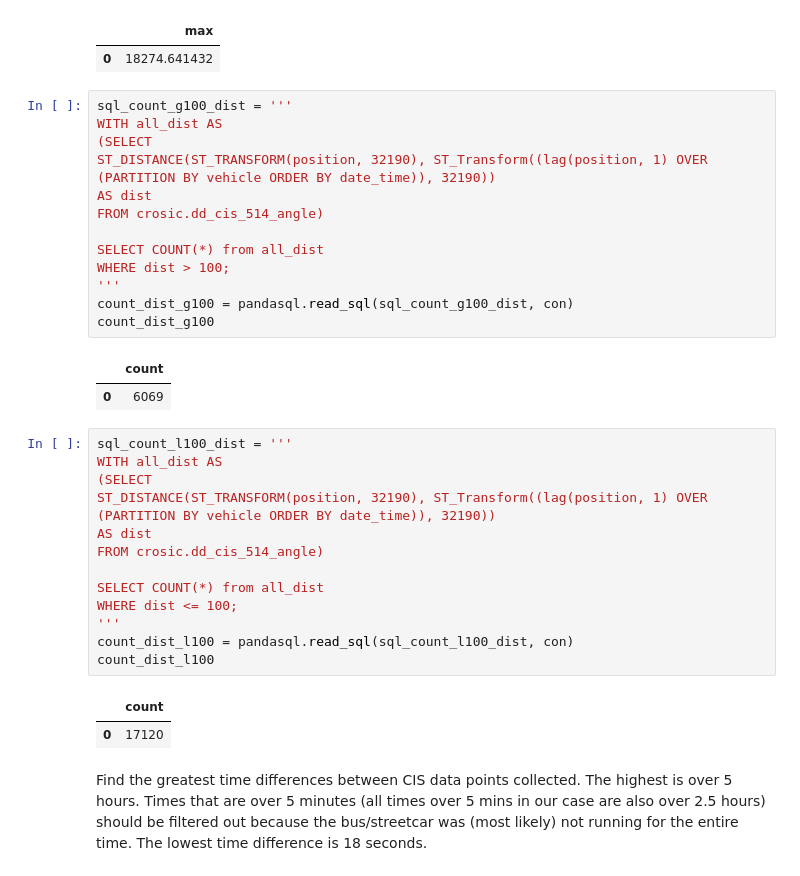
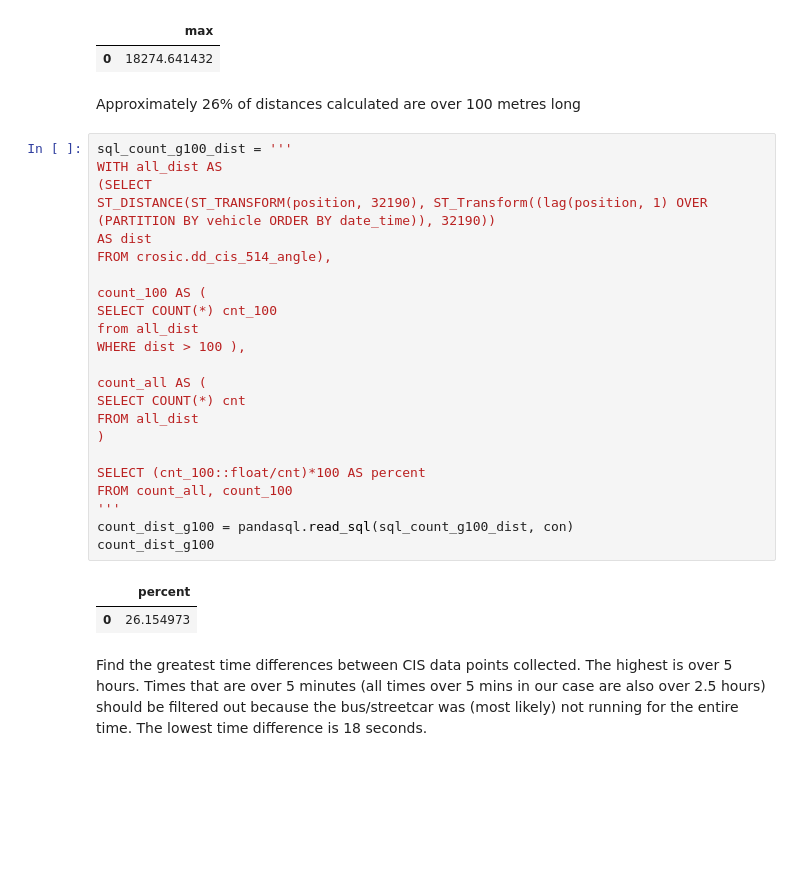
Before and after one commit to webgisgeek/bdit_data-sources, a Jupyter notebook: ttc/validating_cis_processing.ipynb, the cells around one changed output. Drawn from its saved outputs; the diff is of its cells as text; blank space fills up the shorter version.

```diff
--- a/ttc/validating_cis_processing.ipynb
+++ b/ttc/validating_cis_processing.ipynb
@@ -1912,38 +2180,34 @@ max_dist
 # %% [output]
 |  | max |
 | 0 | 18274.641432 |
+# %% [markdown]
+Approximately 26% of distances calculated are over 100 metres long
 # %%
 sql_count_g100_dist = '''
 WITH all_dist AS
 (SELECT
 ST_DISTANCE(ST_TRANSFORM(position, 32190), ST_Transform((lag(position, 1) OVER (PARTITION BY vehicle ORDER BY date_time)), 32190))
 AS dist
-FROM crosic.dd_cis_514_angle)
+FROM crosic.dd_cis_514_angle),
 
-SELECT COUNT(*) from all_dist
-WHERE dist > 100;
+count_100 AS (
+SELECT COUNT(*) cnt_100
+from all_dist
+WHERE dist > 100 ),
+
+count_all AS (
+SELECT COUNT(*) cnt
+FROM all_dist
+)
+
+SELECT (cnt_100::float/cnt)*100 AS percent
+FROM count_all, count_100
 '''
 count_dist_g100 = pandasql.read_sql(sql_count_g100_dist, con)
 count_dist_g100
 # %% [output]
-|  | count |
-| 0 | 6069 |
+|  | percent |
+| 0 | 26.154973 |
-# %%
-sql_count_l100_dist = '''
-WITH all_dist AS
-(SELECT
-ST_DISTANCE(ST_TRANSFORM(position, 32190), ST_Transform((lag(position, 1) OVER (PARTITION BY vehicle ORDER BY date_time)), 32190))
-AS dist
-FROM crosic.dd_cis_514_angle)
-
-SELECT COUNT(*) from all_dist
-WHERE dist <= 100;
-'''
-count_dist_l100 = pandasql.read_sql(sql_count_l100_dist, con)
-count_dist_l100
-# %% [output]
-|  | count |
-| 0 | 17120 |
 # %% [markdown]
 Find the greatest time differences between CIS data points collected. The highest is over 5 hours. Times that are over 5 minutes (all times over 5 mins in our case are also over 2.5 hours) should be filtered out because the bus/streetcar was (most likely) not running for the entire time. The lowest time difference is 18 seconds.
 # %%
```
Also changed, not shown: parts of 27 cells of this notebook, 1 other file.
